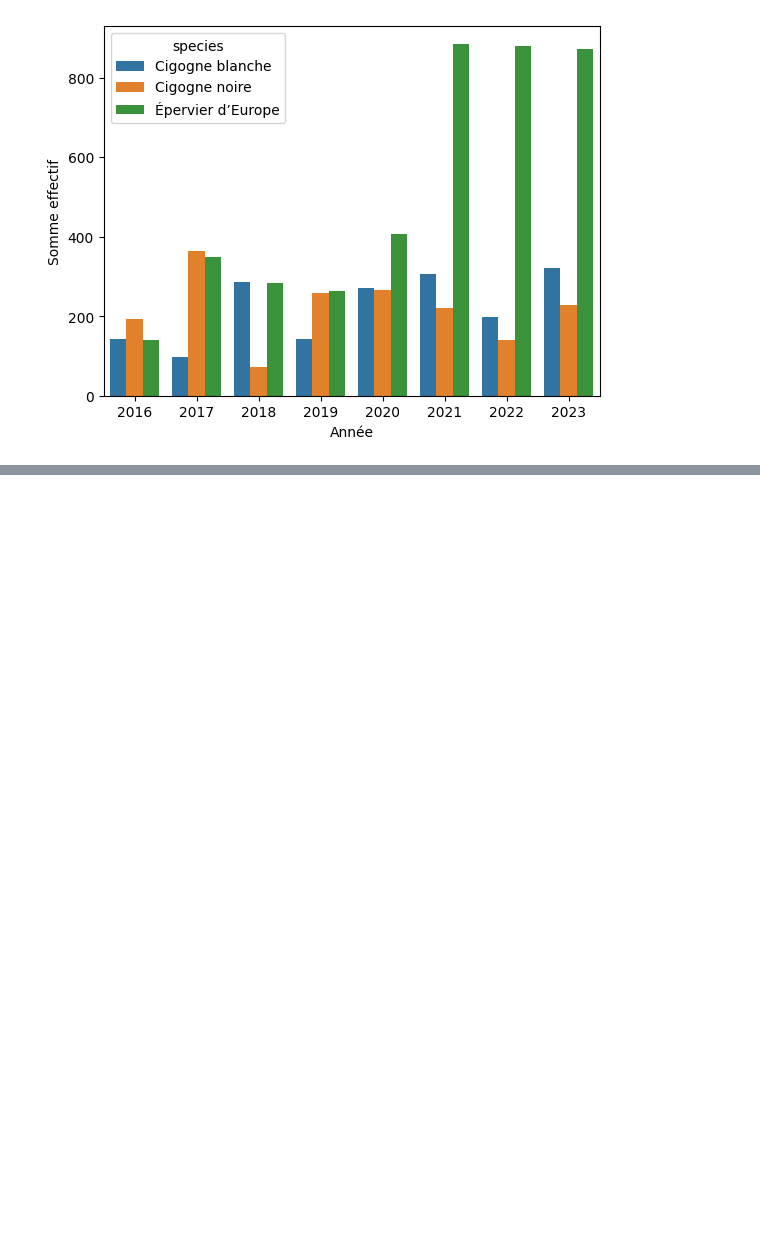
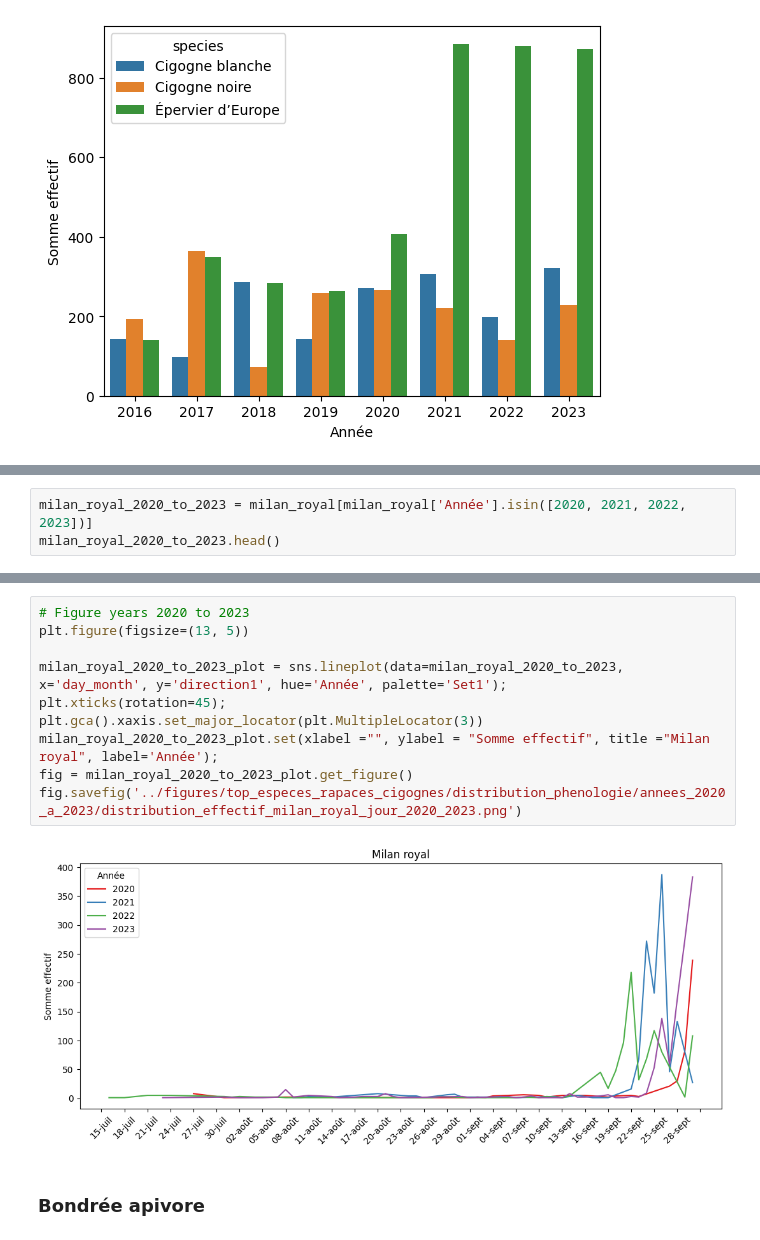
Before and after one commit to amelietatin/oiseaux_cols_libres, a Jupyter notebook: code/4_ocl_data_all_species_analysis.ipynb, the cells around one changed output, grey strips where cells are left out. Saved outputs shown, nothing was run; the diff lists cells and outputs as text; blank space fills up the shorter version.

```diff
--- a/code/4_ocl_data_all_species_analysis.ipynb
+++ b/code/4_ocl_data_all_species_analysis.ipynb
@@ -93,0 +268,3 @@ array(['Milan noir'], dtype=object)
+# %%
+milan_royal_2020_to_2023 = milan_royal[milan_royal['Année'].isin([2020, 2021, 2022, 2023])]
+milan_royal_2020_to_2023.head()
@@ -93,0 +278,14 @@ array(['Milan noir'], dtype=object)
+# %%
+# Figure years 2020 to 2023
+plt.figure(figsize=(13, 5))
+
+milan_royal_2020_to_2023_plot = sns.lineplot(data=milan_royal_2020_to_2023, x='day_month', y='direction1', hue='Année', palette='Set1');
+plt.xticks(rotation=45);
+plt.gca().xaxis.set_major_locator(plt.MultipleLocator(3))
+milan_royal_2020_to_2023_plot.set(xlabel ="", ylabel = "Somme effectif", title ="Milan royal", label='Année');
+fig = milan_royal_2020_to_2023_plot.get_figure()
+fig.savefig('../figures/top_especes_rapaces_cigognes/distribution_phenologie/annees_2020_a_2023/distribution_effectif_milan_royal_jour_2020_2023.png')
+# %% [output]
+[figure, added]
+# %% [markdown]
+### Bondrée apivore
```
Also changed, not shown: parts of 41 cells of this notebook.
